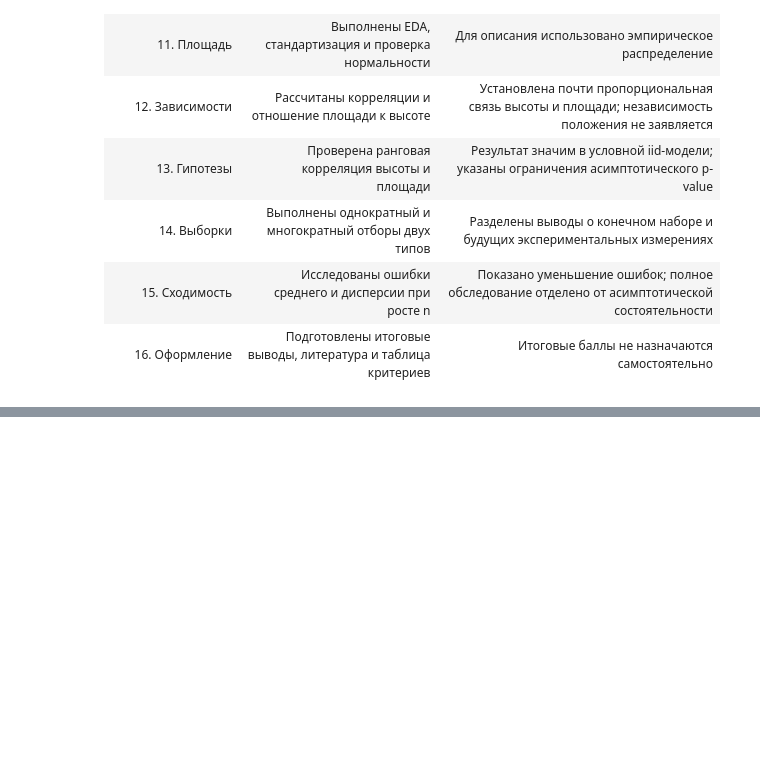
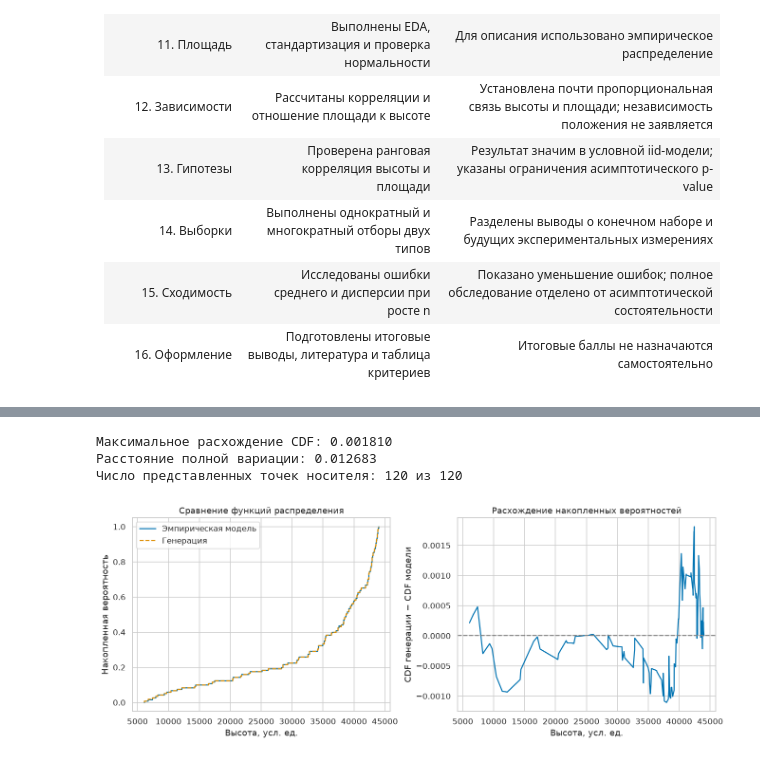
Before and after one commit to WalterPerjenko/LW_Statistic, a Jupyter notebook: raman/Lab01_sprint1_Raman.ipynb, the cells around one changed output, grey strips where cells are left out. Cells and saved outputs as stored; diff of their text form; code cells hidden in the pictures; blank space fills up the shorter version.

```diff
--- a/raman/Lab01_sprint1_Raman.ipynb
+++ b/raman/Lab01_sprint1_Raman.ipynb
@@ -2454,0 +3290,72 @@ r Пирсона ≈ 0,9996, коэффициент Спирмена ≈ 0,99868
+# %%
+# Частоты генерации на полном носителе модели.
+generated_height_counts = (
+    pd.Series(generated_heights)
+    .value_counts()
+    .reindex(height_support, fill_value=0)
+    .to_numpy()
+)
+
+generated_height_probabilities = (
+    generated_height_counts / len(generated_heights)
+)
+generated_height_cumulative = np.cumsum(
+    generated_height_probabilities
+)
+
+cdf_difference = generated_height_cumulative - height_cumulative
+cdf_distance = np.max(np.abs(cdf_difference))
+
+# Расстояние полной вариации для распределений на одном носителе.
+total_variation = 0.5 * np.sum(
+    np.abs(generated_height_probabilities - height_probabilities)
+)
+
+print(f"Максимальное расхождение CDF: {cdf_distance:.6f}")
+print(f"Расстояние полной вариации: {total_variation:.6f}")
+print(
+    "Число представленных точек носителя:",
+    np.count_nonzero(generated_height_counts),
+    "из",
+    len(height_support),
+)
+
+# Дополняем графики концами, чтобы показать уровень 0 и 1.
+plot_x = np.r_[
+    np.nextafter(height_support[0], -np.inf),
+    height_support,
+    np.nextafter(height_support[-1], np.inf),
+]
+model_cdf_plot = np.r_[0, height_cumulative, 1]
+generated_cdf_plot = np.r_[0, generated_height_cumulative, 1]
+
+fig, axes = plt.subplots(
+    1, 2, figsize=(12, 4.5),
+    constrained_layout=True,
+)
+
+axes[0].step(
+    plot_x, model_cdf_plot,
+    where="post", label="Эмпирическая модель",
+)
+axes[0].step(
+    plot_x, generated_cdf_plot,
+    where="post", linestyle="--", label="Генерация",
+)
+axes[0].set_xlabel("Высота, усл. ед.")
+axes[0].set_ylabel("Накопленная вероятность")
+axes[0].set_title("Сравнение функций распределения")
+axes[0].legend()
+
+axes[1].plot(height_support, cdf_difference)
+axes[1].axhline(0, color="grey", linestyle="--")
+axes[1].set_xlabel("Высота, усл. ед.")
+axes[1].set_ylabel("CDF генерации − CDF модели")
+axes[1].set_title("Расхождение накопленных вероятностей")
+
+plt.show()
+# %% [output]
+Максимальное расхождение CDF: 0.001810
+Расстояние полной вариации: 0.012683
+Число представленных точек носителя: 120 из 120
+[figure, added]
```
Also changed, not shown: parts of 32 cells of this notebook.
